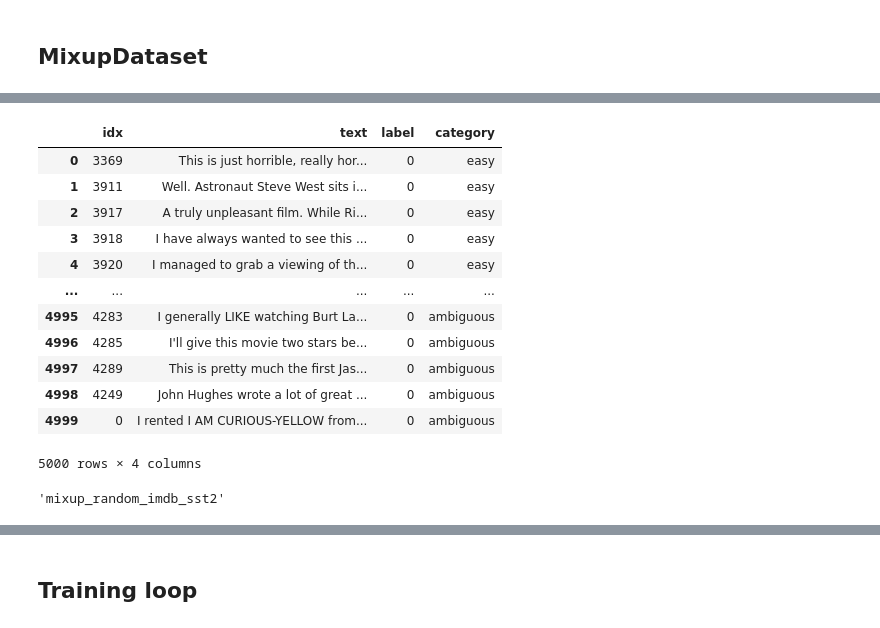
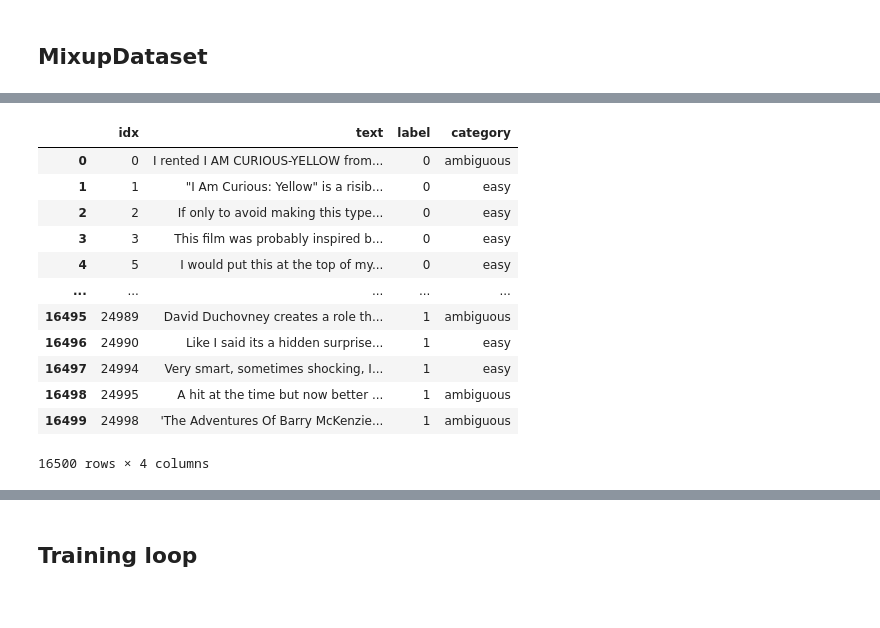
Before and after one commit to Raghav1606/Training-Dyamics-and-Entropy-Aware-Mixup-for-Robust-Text-Classification, a Jupyter notebook: notebooks/mixup_training.ipynb, the cells around one changed output, grey strips where cells are left out. Cells and saved outputs as stored; diff of their text form; code cells hidden in the pictures.

Commit message:
checkpointing mixup code

```diff
--- a/notebooks/mixup_training.ipynb
+++ b/notebooks/mixup_training.ipynb
@@ -523,0 +550,4 @@ def prepare_dataset(data, mixup=False, sampling_type='random'):
+# %%
+info_df = pd.read_csv('/projects/ogma3/atharvak/Data_Cartography/dy_log/imdb/roberta-base/training_dynamics/final_4.csv')
+info_df = info_df.rename(columns={'guid': 'idx', 'sm': 'softmax', 'en': 'entropy'})
+info_df
@@ -524,25 +568,18 @@ def prepare_dataset(data, mixup=False, sampling_type='random'):
 # %%
 df = pd.read_csv('/projects/ogma3/atharvak/Data_Cartography/datasets/imdb/imdb_categorized.csv')
-normal_dataset = prepare_dataset(df, mixup=False, sampling_type='sequential')
+normal_dataset = prepare_dataset(df, info_df, mixup=False, sampling_type='random')
 normal_dataset
 # %% [output]
 |  | idx | text | label | category |
-| 0 | 3369 | This is just horrible, really hor... | 0 | easy |
-| 1 | 3911 | Well. Astronaut Steve West sits i... | 0 | easy |
-| 2 | 3917 | A truly unpleasant film. While Ri... | 0 | easy |
-| 3 | 3918 | I have always wanted to see this ... | 0 | easy |
-| 4 | 3920 | I managed to grab a viewing of th... | 0 | easy |
+| 0 | 0 | I rented I AM CURIOUS-YELLOW from... | 0 | ambiguous |
+| 1 | 1 | "I Am Curious: Yellow" is a risib... | 0 | easy |
+| 2 | 2 | If only to avoid making this type... | 0 | easy |
+| 3 | 3 | This film was probably inspired b... | 0 | easy |
+| 4 | 5 | I would put this at the top of my... | 0 | easy |
 | ... | ... | ... | ... | ... |
-| 4995 | 4283 | I generally LIKE watching Burt La... | 0 | ambiguous |
-| 4996 | 4285 | I'll give this movie two stars be... | 0 | ambiguous |
-| 4997 | 4289 | This is pretty much the first Jas... | 0 | ambiguous |
-| 4998 | 4249 | John Hughes wrote a lot of great ... | 0 | ambiguous |
-| 4999 | 0 | I rented I AM CURIOUS-YELLOW from... | 0 | ambiguous |
+| 16495 | 24989 | David Duchovney creates a role th... | 1 | ambiguous |
+| 16496 | 24990 | Like I said its a hidden surprise... | 1 | easy |
+| 16497 | 24994 | Very smart, sometimes shocking, I... | 1 | easy |
+| 16498 | 24995 | A hit at the time but now better ... | 1 | ambiguous |
+| 16499 | 24998 | 'The Adventures Of Barry McKenzie... | 1 | ambiguous |
-5000 rows × 4 columns
+16500 rows × 4 columns
-# %%
-model_path = '../model_checkpoints/roberta_ckpts_mixup_random_imdb'
-dataset_name = 'sst2'
-FNAME = f"{str(model_path.split('/')[-1]).replace('roberta_ckpts_', '')}_{dataset_name}"
-FNAME
-# %% [output]
-'mixup_random_imdb_sst2'
```
Also changed, not shown: parts of 7 cells of this notebook, 17 other files.
